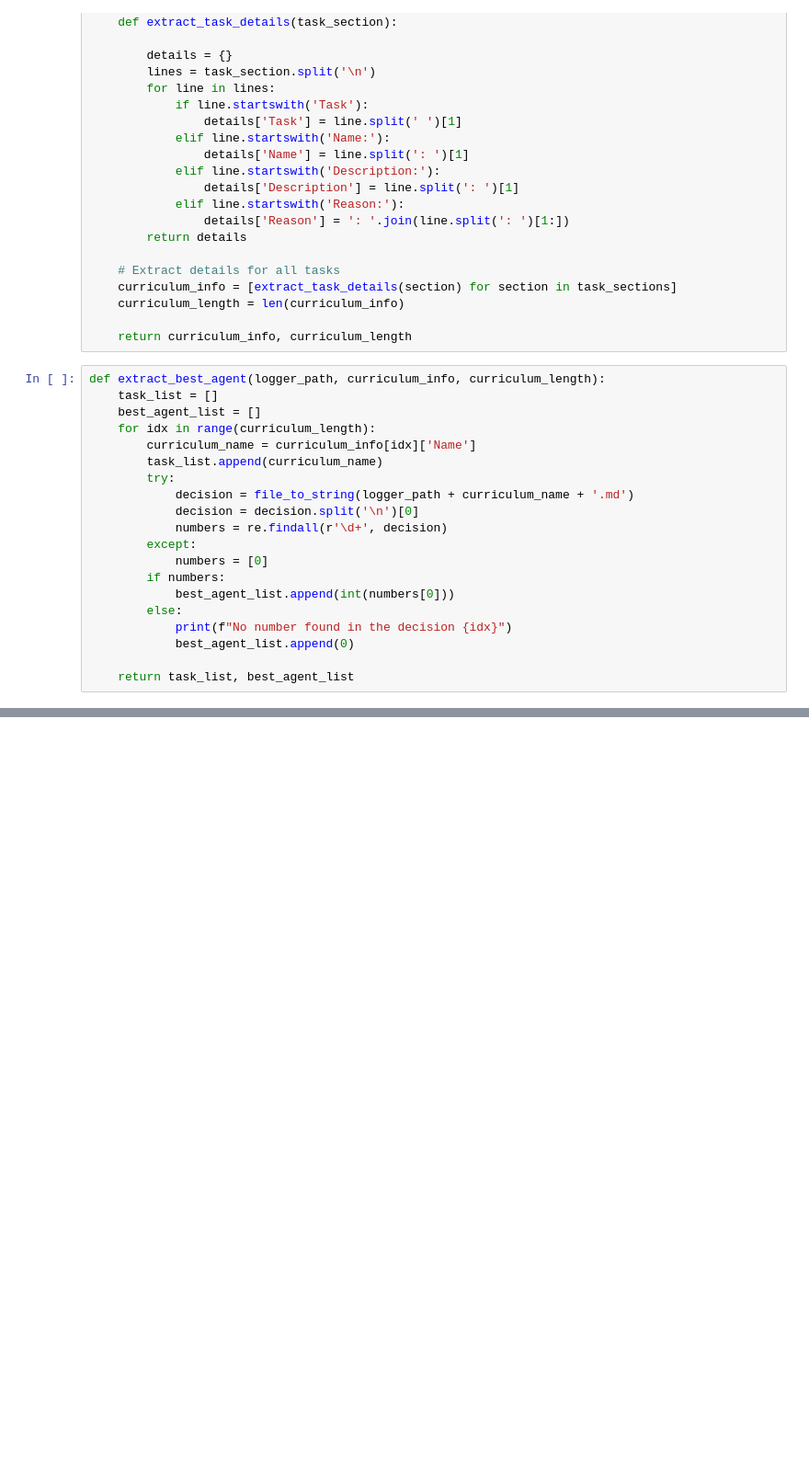
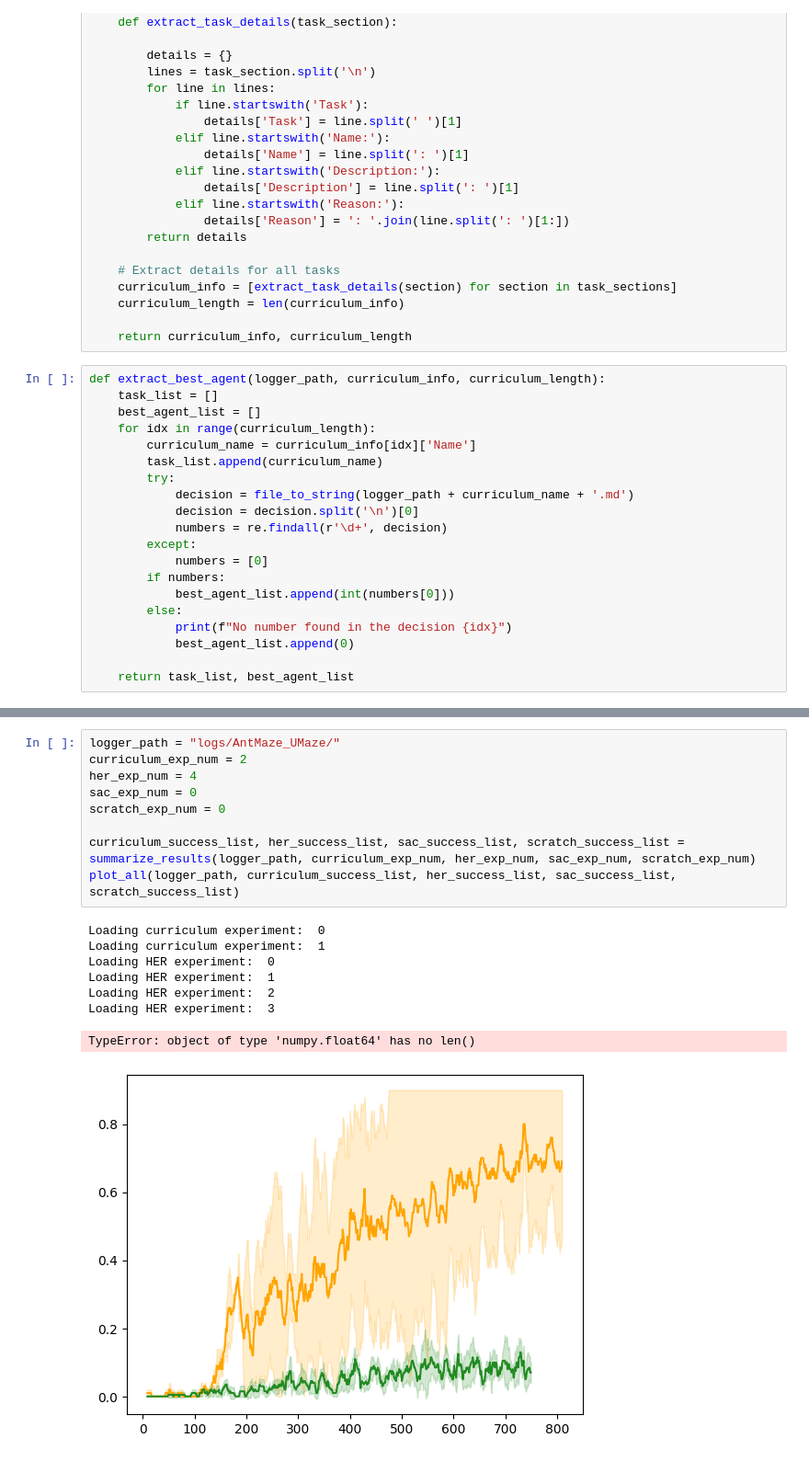
Before and after one commit to labicon/CurricuLLM, a Jupyter notebook: figure_plot.ipynb, the cells around one changed output, grey strips where cells are left out. Shown at 92% size. Drawn from its saved outputs; the diff is of its cells as text; blank space fills up the shorter version.

```diff
--- a/figure_plot.ipynb
+++ b/figure_plot.ipynb
@@ -214,0 +215,18 @@ scratch_exp_num = 1
+# %%
+logger_path = "logs/AntMaze_UMaze/"
+curriculum_exp_num = 2
+her_exp_num = 4
+sac_exp_num = 0
+scratch_exp_num = 0
+
+curriculum_success_list, her_success_list, sac_success_list, scratch_success_list = summarize_results(logger_path, curriculum_exp_num, her_exp_num, sac_exp_num, scratch_exp_num)
+plot_all(logger_path, curriculum_success_list, her_success_list, sac_success_list, scratch_success_list)
+# %% [output]
+Loading curriculum experiment:  0
+Loading curriculum experiment:  1
+Loading HER experiment:  0
+Loading HER experiment:  1
+Loading HER experiment:  2
+Loading HER experiment:  3
+TypeError: object of type 'numpy.float64' has no len()
+[figure, added]
```
Also changed, not shown: parts of 4 cells of this notebook, 1 other file.
